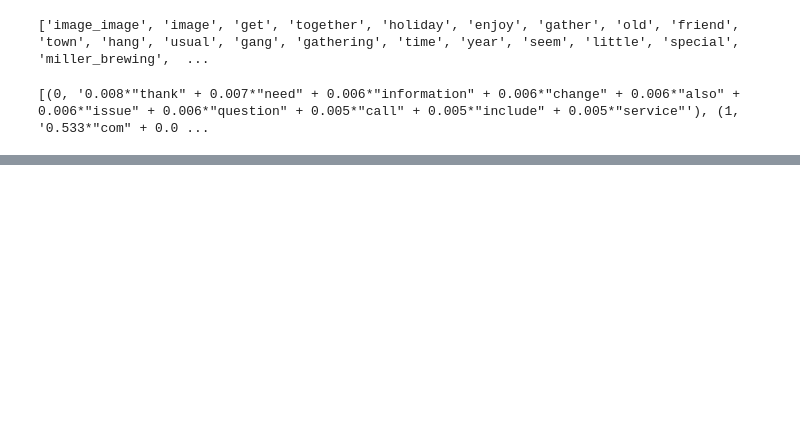
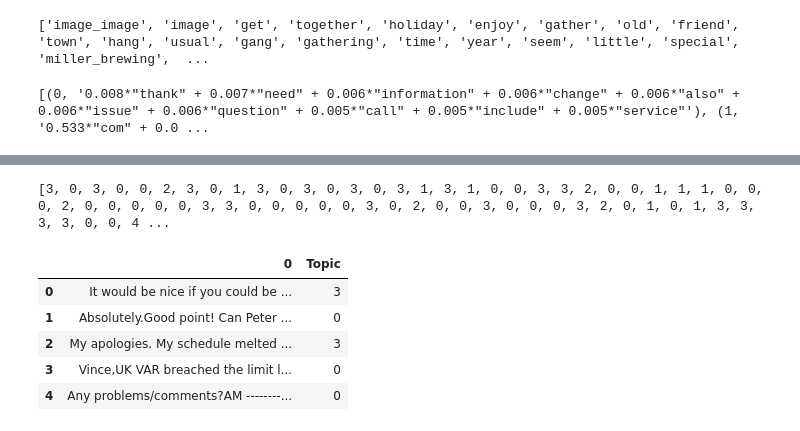
Before and after one commit to KrishnanunniRaju/Personalized-Email-Recommendation-System, a Jupyter notebook: email_lda.ipynb, the cells around one changed output, grey strips where cells are left out. Saved outputs shown, nothing was run; the diff lists cells and outputs as text; code cells hidden in the pictures; blank space fills up the shorter version.

Commit message:
Email_labelling
Added Email labeling part
Attached is a file for reference of the output
pending: Adding message id

```diff
--- a/email_lda.ipynb
+++ b/email_lda.ipynb
@@ -1,7 +1,7 @@
 # %%
 import pandas as pd
 # %%
-emails = pd.read_csv('D:/email/archive (1)/emails.csv')
+emails = pd.read_csv('C:\Project DBs\Email\emails.csv')
 # email_subset = emails[:10000]
 email_subset = emails.sample(frac=0.02, random_state=1)
 
@@ -291,3 +245,24 @@ vis = pyLDAvis.gensim_models.prepare(lda_model, corpus, id2word)
 pyLDAvis.display(vis)
 # %% [output]
 [interactive output not drawn]
+# %%
+topics=[]
+for i in range(len(corpus)):
+    top_topics =sorted(dict(lda_model.get_document_topics(corpus[i],
+                                      minimum_probability=0.0)).items(),key=lambda item: item[1])
+    topics.append(top_topics[len(top_topics)-1][0])
+# %% [output]
+[3, 0, 3, 0, 0, 2, 3, 0, 1, 3, 0, 3, 0, 3, 0, 3, 1, 3, 1, 0, 0, 3, 3, 2, 0, 0, 1, 1, 1, 0, 0, 0, 2, 0, 0, 0, 0, 0, 3, 3, 0, 0, 0, 0, 0, 3, 0, 2, 0, 0, 3, 0, 0, 0, 3, 2, 0, 1, 0, 1, 3, 3, 3, 3, 0, 0, 4 ...
+# %%
+new_df=pd.DataFrame(data)
+# %%
+new_df['Topic']=topics
+# %%
+new_df.head()
+# %% [output]
+|  | 0 | Topic |
+| 0 | It would be nice if you could be ... | 3 |
+| 1 | Absolutely.Good point! Can Peter ... | 0 |
+| 2 | My apologies. My schedule melted ... | 3 |
+| 3 | Vince,UK VAR breached the limit l... | 0 |
+| 4 | Any problems/comments?AM --------... | 0 |
```
Also changed, not shown: parts of 15 cells of this notebook, 1 other file.
